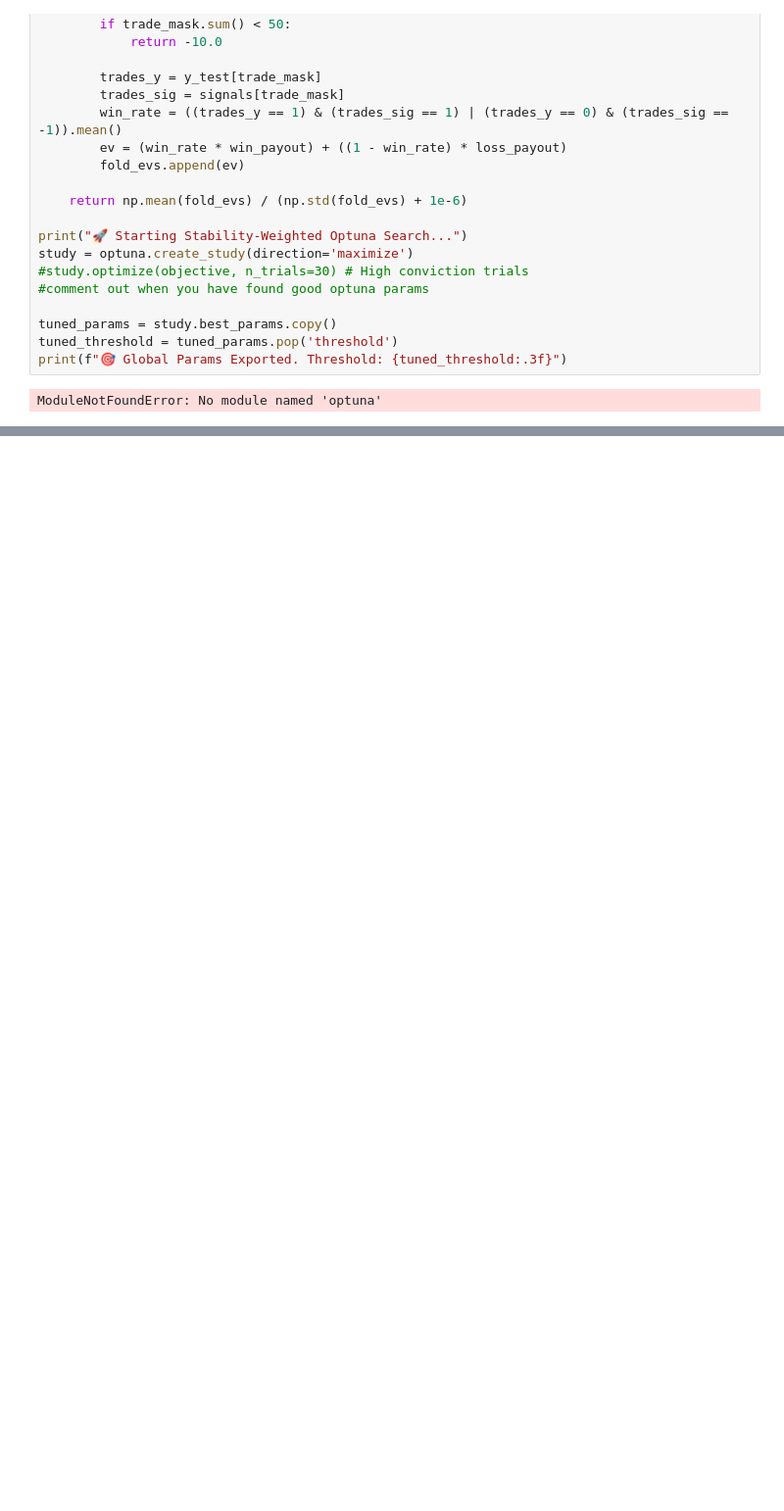
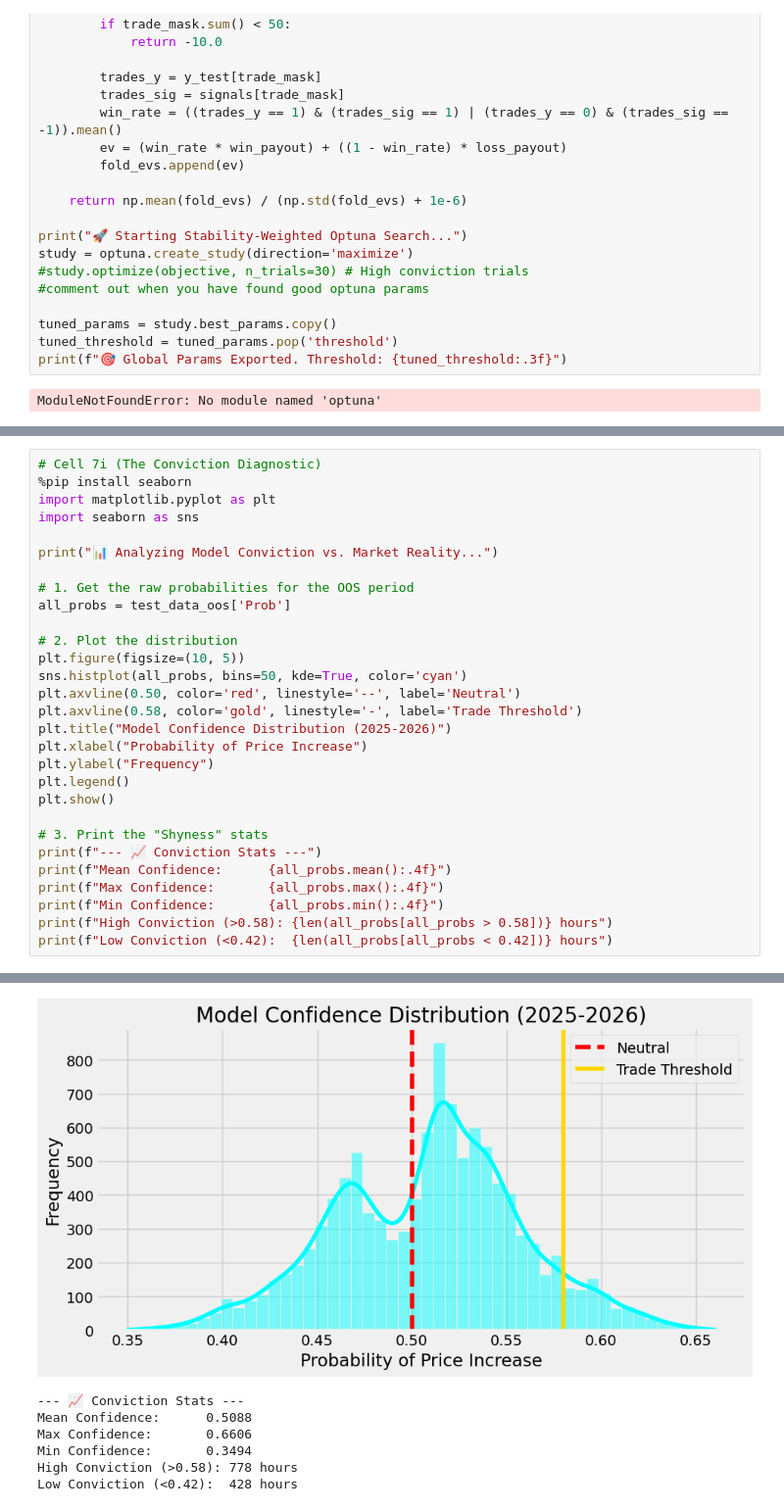
Before and after one commit to Kevocado/algo-trade-hub-prod, a Jupyter notebook: quant_research_lab/lightgbm_backtest.ipynb, the cells around one changed output, grey strips where cells are left out. Shown at 98% size. Drawn from its saved outputs; the diff is of its cells as text; blank space fills up the shorter version.

```diff
--- a/quant_research_lab/lightgbm_backtest.ipynb
+++ b/quant_research_lab/lightgbm_backtest.ipynb
@@ -1172,0 +1041,30 @@ print(f"\n✅ Backtest complete. Simulated {len(trades_log)} out of {matrix_oppo
+# %%
+# Cell 7i (The Conviction Diagnostic)
+%pip install seaborn
+import matplotlib.pyplot as plt
+import seaborn as sns
+
+print("📊 Analyzing Model Conviction vs. Market Reality...")
+
+# 1. Get the raw probabilities for the OOS period
+all_probs = test_data_oos['Prob']
+
+# 2. Plot the distribution
+plt.figure(figsize=(10, 5))
+sns.histplot(all_probs, bins=50, kde=True, color='cyan')
+plt.axvline(0.50, color='red', linestyle='--', label='Neutral')
+plt.axvline(0.58, color='gold', linestyle='-', label='Trade Threshold')
+plt.title("Model Confidence Distribution (2025-2026)")
+plt.xlabel("Probability of Price Increase")
+plt.ylabel("Frequency")
+plt.legend()
+plt.show()
+
+# 3. Print the "Shyness" stats
+print(f"--- 📈 Conviction Stats ---")
+print(f"Mean Confidence:      {all_probs.mean():.4f}")
+print(f"Max Confidence:       {all_probs.max():.4f}")
+print(f"Min Confidence:       {all_probs.min():.4f}")
+print(f"High Conviction (>0.58): {len(all_probs[all_probs > 0.58])} hours")
+print(f"Low Conviction (<0.42):  {len(all_probs[all_probs < 0.42])} hours")
+# %% [output]
@@ -1173,3 +1088,10 @@ print(f"\n✅ Backtest complete. Simulated {len(trades_log)} out of {matrix_oppo
+[figure, added]
+--- 📈 Conviction Stats ---
+Mean Confidence:      0.5088
+Max Confidence:       0.6606
+Min Confidence:       0.3494
+High Conviction (>0.58): 778 hours
+Low Conviction (<0.42):  428 hours
 # %%
 # Cell 7e (Generate Reality Report)
 print("="*80)
```
Also changed, not shown: parts of 21 cells of this notebook.
